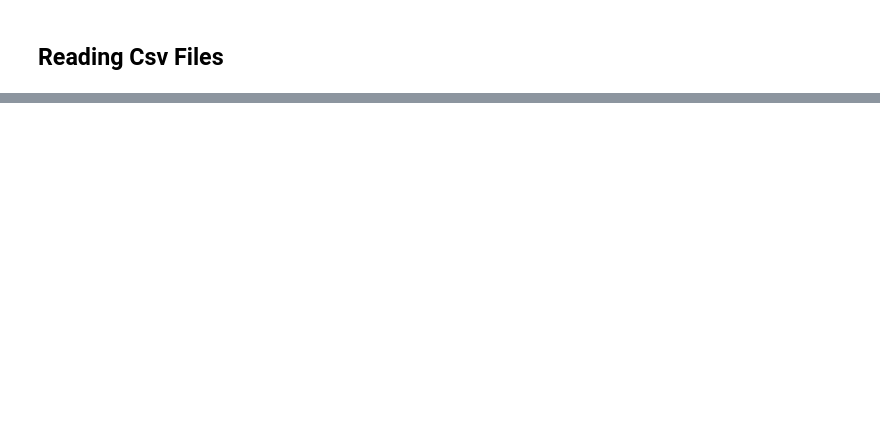
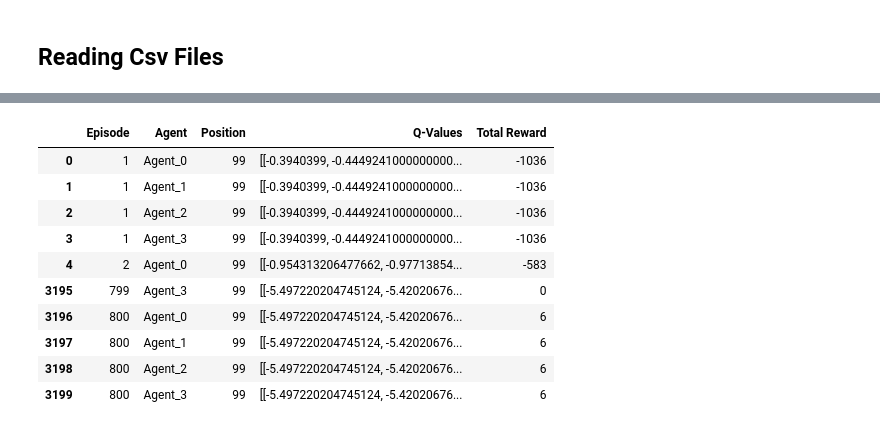
Before and after one commit to jasserabdou/RL-Q-Learning, a Jupyter notebook: RL Assignment.ipynb, the cells around one changed output, grey strips where cells are left out. Saved outputs shown, nothing was run; the diff lists cells and outputs as text; code cells hidden in the pictures; blank space fills up the shorter version.

```diff
--- a/RL Assignment.ipynb
+++ b/RL Assignment.ipynb
@@ -441,0 +472,15 @@ pd.concat([multi_df.head(), multi_df.tail()])
+# %%
+multi_df_800 = pd.read_csv("results/multi_agent/multi_agent_results_800_episodes.csv")
+pd.concat([multi_df_800.head(), multi_df_800.tail()])
+# %% [output]
+|  | Episode | Agent | Position | Q-Values | Total Reward |
+| 0 | 1 | Agent_0 | 99 | [[-0.3940399, -0.4449241000000000... | -1036 |
+| 1 | 1 | Agent_1 | 99 | [[-0.3940399, -0.4449241000000000... | -1036 |
+| 2 | 1 | Agent_2 | 99 | [[-0.3940399, -0.4449241000000000... | -1036 |
+| 3 | 1 | Agent_3 | 99 | [[-0.3940399, -0.4449241000000000... | -1036 |
+| 4 | 2 | Agent_0 | 99 | [[-0.954313206477662, -0.97713854... | -583 |
+| 3195 | 799 | Agent_3 | 99 | [[-5.497220204745124, -5.42020676... | 0 |
+| 3196 | 800 | Agent_0 | 99 | [[-5.497220204745124, -5.42020676... | 6 |
+| 3197 | 800 | Agent_1 | 99 | [[-5.497220204745124, -5.42020676... | 6 |
+| 3198 | 800 | Agent_2 | 99 | [[-5.497220204745124, -5.42020676... | 6 |
+| 3199 | 800 | Agent_3 | 99 | [[-5.497220204745124, -5.42020676... | 6 |
```
Also changed, not shown: parts of 8 cells of this notebook, 9 other files.
